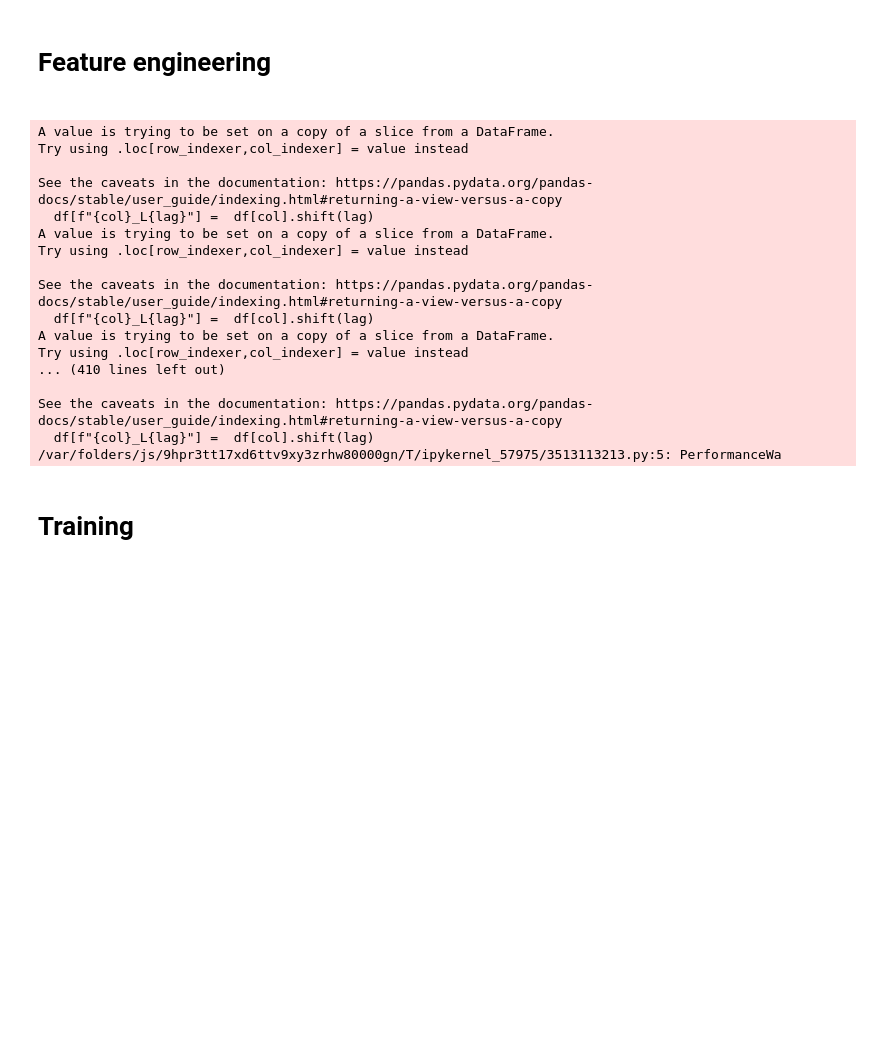
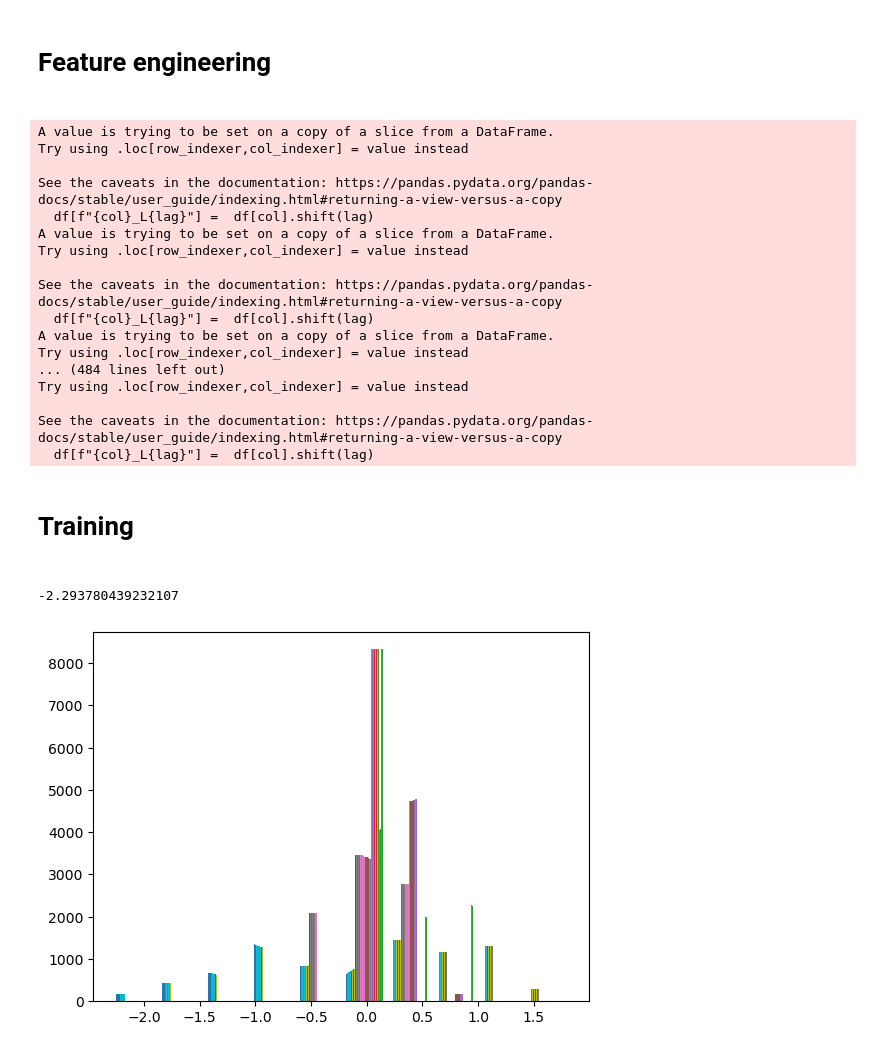
Before and after one commit to axelandreassen/ANEO_Data_Science, a Jupyter notebook: testing_lasso.ipynb, the cells around one changed output. Cells and saved outputs as stored; diff of their text form; code cells hidden in the pictures; blank space fills up the shorter version.

```diff
--- a/testing_lasso.ipynb
+++ b/testing_lasso.ipynb
@@ -13,7 +15,7 @@ from sklearn.linear_model import Lasso
 K = 5 # validation folds
 ALPHA = 1 #lasso regularization coefficient
 MIN_LAG = 120
-MAX_LAG = 148
+MAX_LAG = 144
 SEED = 42
 # %% [markdown]
 <h1>Creating DataFrames<h1>
@@ -56,7 +58,8 @@ def lag_columns(df, min_lag,max_lag, columns):
         if col in df.columns:
             for lag in range(min_lag,max_lag+1):
                 df[f"{col}_L{lag}"] =  df[col].shift(lag)
-    df.drop(columns=columns)
+            if col not in ['consumption_seasonal', 'consumption_trend']:
+                df.drop(col, axis=1)
     return df.dropna(axis=0)
 
 
@@ -115,11 +118,11 @@ See the caveats in the documentation: https://pandas.pydata.org/pandas-docs/stab
   df[f"{col}_L{lag}"] =  df[col].shift(lag)
 A value is trying to be set on a copy of a slice from a DataFrame.
 Try using .loc[row_indexer,col_indexer] = value instead
-... (410 lines left out)
+... (484 lines left out)
+Try using .loc[row_indexer,col_indexer] = value instead
 
 See the caveats in the documentation: https://pandas.pydata.org/pandas-docs/stable/user_guide/indexing.html#returning-a-view-versus-a-copy
   df[f"{col}_L{lag}"] =  df[col].shift(lag)
-/var/folders/js/9hpr3tt17xd6ttv9xy3zrhw80000gn/T/ipykernel_57975/3513113213.py:5: PerformanceWa
 # %% [markdown]
 <h1>Training<h1>
 # %%
@@ -132,4 +135,13 @@ def avoid_spillover_split(X,offset):
     length = len(X)
     indices = np.arange(offset, length+1, MAX_LAG+1)
     return X.iloc[indices]
+# %%
+print(min(DFS[0].values.flatten()))
+data = DFS[0].iloc[:,]
+plt.hist(data)
+
+plt.show()
+# %% [output]
+-2.293780439232107
+[figure, added]
 # %%
```
Also changed, not shown: parts of 3 cells of this notebook, 4 other files.
